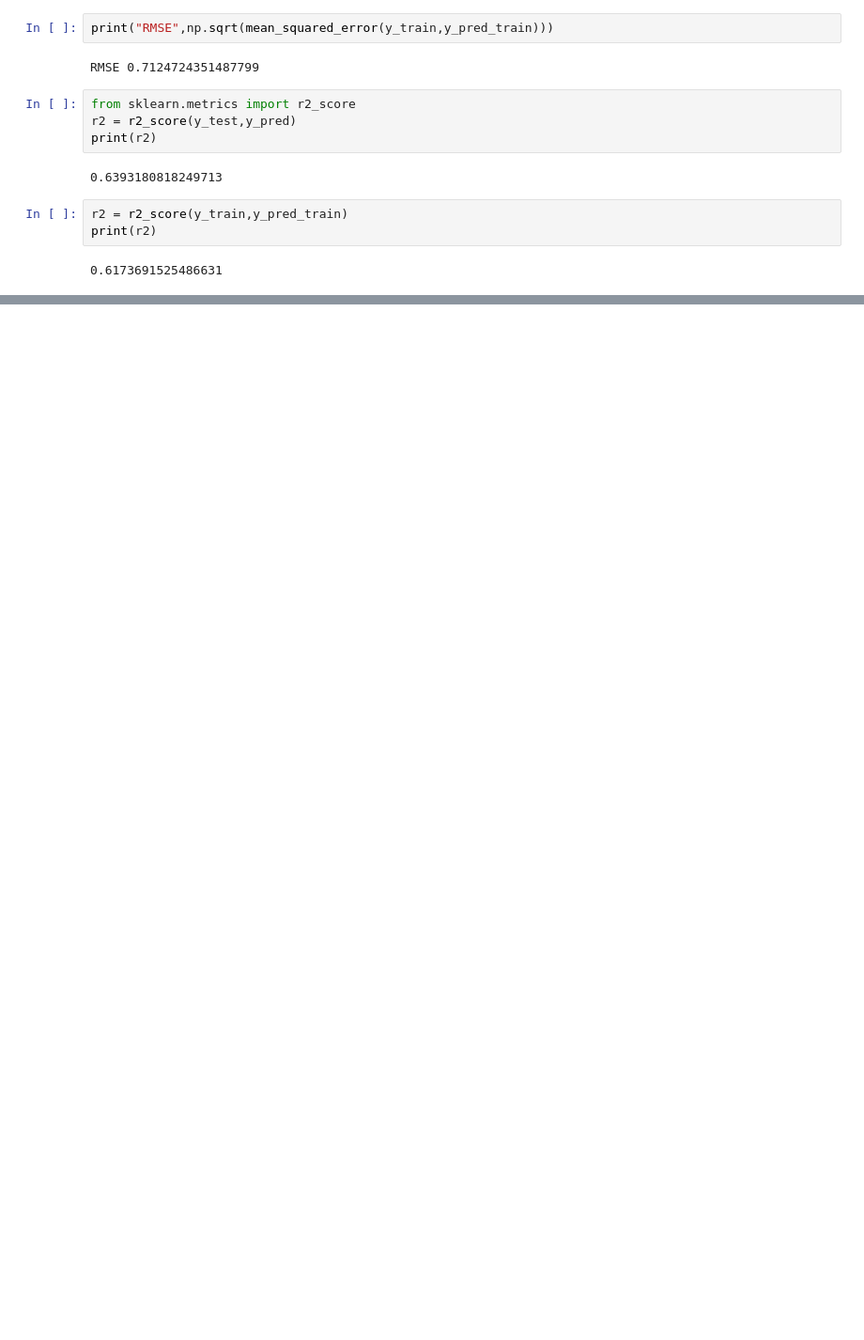
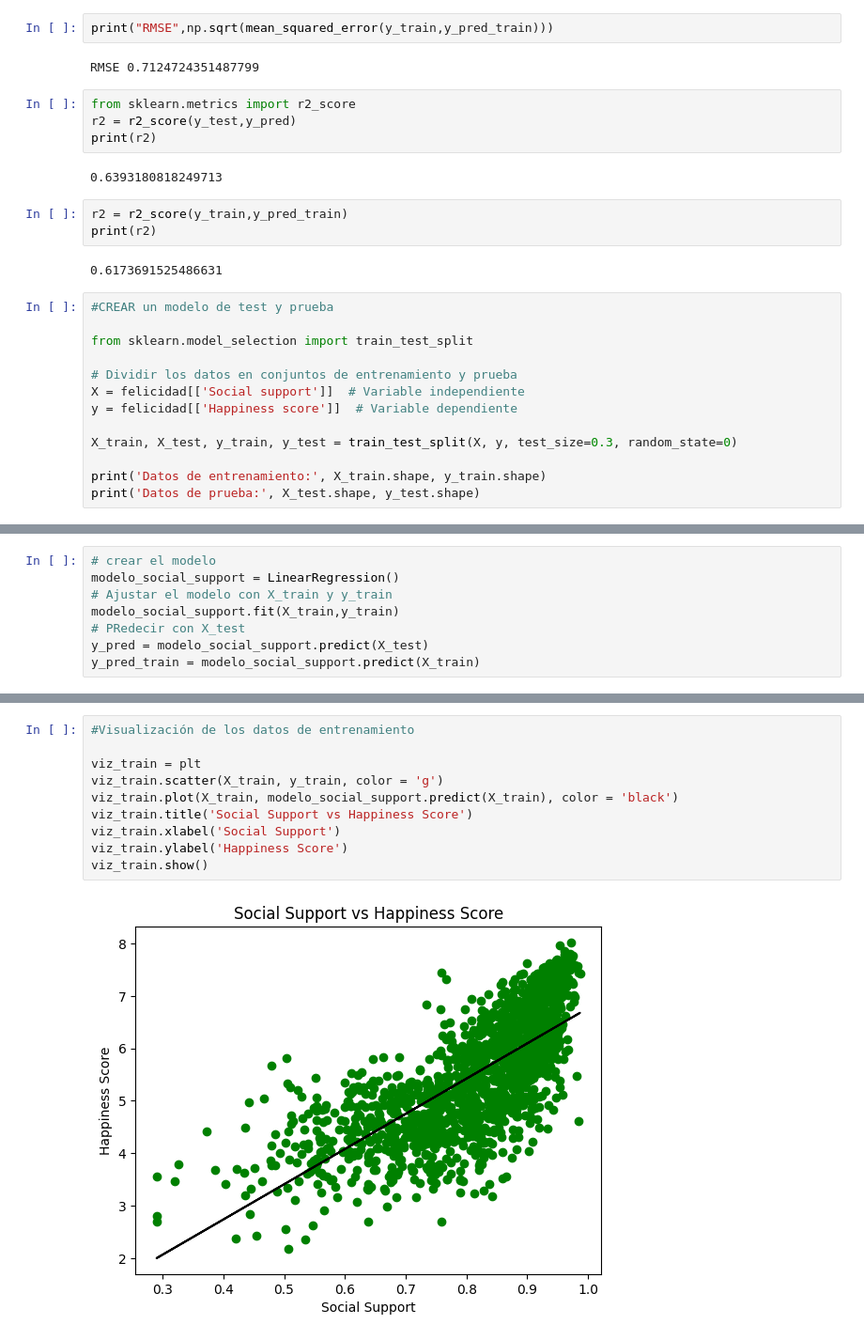
Before and after one commit to Lauracaroselli/CoderScience, a Jupyter notebook: CaroselliLaura_PROYECTOFINAL.ipynb, the cells around one changed output, grey strips where cells are left out. Shown at 94% size. Drawn from its saved outputs; the diff is of its cells as text; blank space fills up the shorter version.

```diff
--- a/CaroselliLaura_PROYECTOFINAL.ipynb
+++ b/CaroselliLaura_PROYECTOFINAL.ipynb
@@ -477,3 +477,16 @@ r2 = r2_score(y_train,y_pred_train)
 print(r2)
 # %% [output]
 0.6173691525486631
+# %%
+#CREAR un modelo de test y prueba
+
+from sklearn.model_selection import train_test_split
+
+# Dividir los datos en conjuntos de entrenamiento y prueba
+X = felicidad[['Social support']]  # Variable independiente
+y = felicidad[['Happiness score']]  # Variable dependiente
+
+X_train, X_test, y_train, y_test = train_test_split(X, y, test_size=0.3, random_state=0)
+
+print('Datos de entrenamiento:', X_train.shape, y_train.shape)
+print('Datos de prueba:', X_test.shape, y_test.shape)
@@ -479,0 +496,8 @@ print(r2)
+# %%
+# crear el modelo
+modelo_social_support = LinearRegression()
+# Ajustar el modelo con X_train y y_train
+modelo_social_support.fit(X_train,y_train)
+# PRedecir con X_test
+y_pred = modelo_social_support.predict(X_test)
+y_pred_train = modelo_social_support.predict(X_train)
@@ -479,0 +516,12 @@ print(r2)
+# %%
+#Visualización de los datos de entrenamiento
+
+viz_train = plt
+viz_train.scatter(X_train, y_train, color = 'g')
+viz_train.plot(X_train, modelo_social_support.predict(X_train), color = 'black')
+viz_train.title('Social Support vs Happiness Score')
+viz_train.xlabel('Social Support')
+viz_train.ylabel('Happiness Score')
+viz_train.show()
+# %% [output]
+[figure, added]
```
Also changed, not shown: parts of 7 cells of this notebook.
